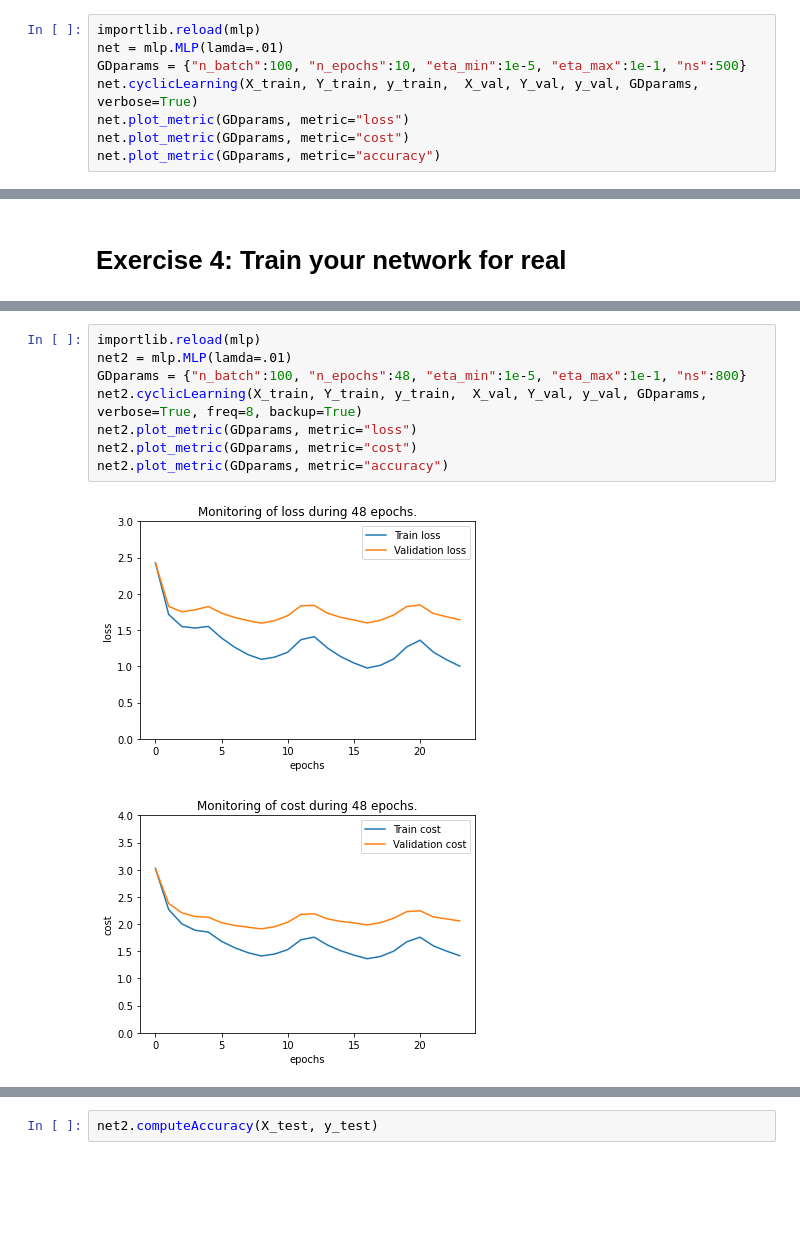
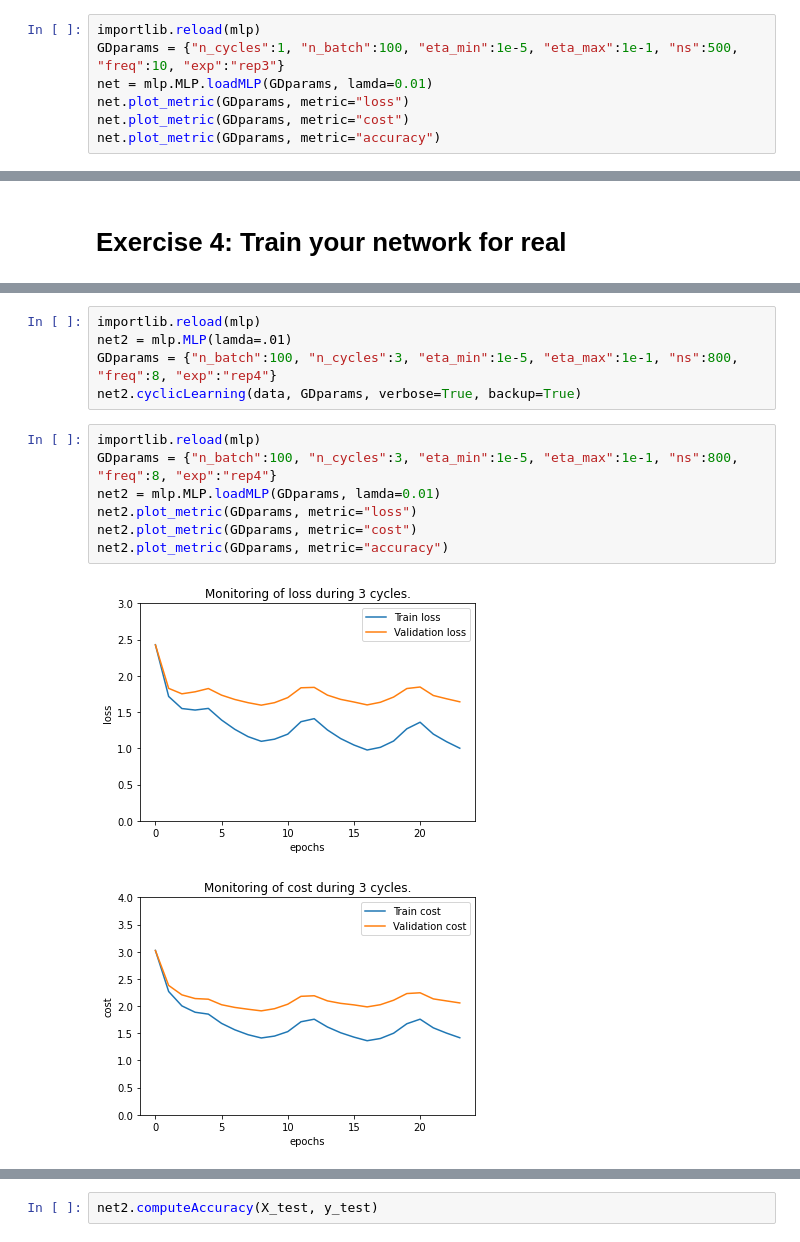
Before and after one commit to KenzaB27/dl_labs, a Jupyter notebook: lab2/experiments.ipynb, the cells around one changed output, grey strips where cells are left out. Saved outputs shown, nothing was run; the diff lists cells and outputs as text; blank space fills up the shorter version.

```diff
--- a/lab2/experiments.ipynb
+++ b/lab2/experiments.ipynb
@@ -119,8 +148,7 @@ net.plot_metric(GDparams, metric="accuracy")
 # %%
 importlib.reload(mlp)
-net = mlp.MLP(lamda=.01)
-GDparams = {"n_batch":100, "n_epochs":10, "eta_min":1e-5, "eta_max":1e-1, "ns":500}
-net.cyclicLearning(X_train, Y_train, y_train,  X_val, Y_val, y_val, GDparams, verbose=True)
+GDparams = {"n_cycles":1, "n_batch":100, "eta_min":1e-5, "eta_max":1e-1, "ns":500, "freq":10, "exp":"rep3"}
+net = mlp.MLP.loadMLP(GDparams, lamda=0.01)
 net.plot_metric(GDparams, metric="loss")
 net.plot_metric(GDparams, metric="cost")
 net.plot_metric(GDparams, metric="accuracy")
@@ -160,11 +165,15 @@ X_test = normalize_data(X_test, mean_X, std_X)
+# %%
+importlib.reload(mlp)
+net2 = mlp.MLP(lamda=.01)
+GDparams = {"n_batch":100, "n_cycles":3, "eta_min":1e-5, "eta_max":1e-1, "ns":800, "freq":8, "exp":"rep4"}
+net2.cyclicLearning(data, GDparams, verbose=True, backup=True)
 # %%
 importlib.reload(mlp)
-net2 = mlp.MLP(lamda=.01)
-GDparams = {"n_batch":100, "n_epochs":48, "eta_min":1e-5, "eta_max":1e-1, "ns":800}
-net2.cyclicLearning(X_train, Y_train, y_train,  X_val, Y_val, y_val, GDparams, verbose=True, freq=8, backup=True)
+GDparams = {"n_batch":100, "n_cycles":3, "eta_min":1e-5, "eta_max":1e-1, "ns":800, "freq":8, "exp":"rep4"}
+net2 = mlp.MLP.loadMLP(GDparams, lamda=0.01)
 net2.plot_metric(GDparams, metric="loss")
 net2.plot_metric(GDparams, metric="cost")
 net2.plot_metric(GDparams, metric="accuracy")
 # %% [output]
-[figure, old version]
+[figure, new version]
-[figure, old version]
+[figure, new version]
```
Also changed, not shown: parts of 15 cells of this notebook, 3 other files.
